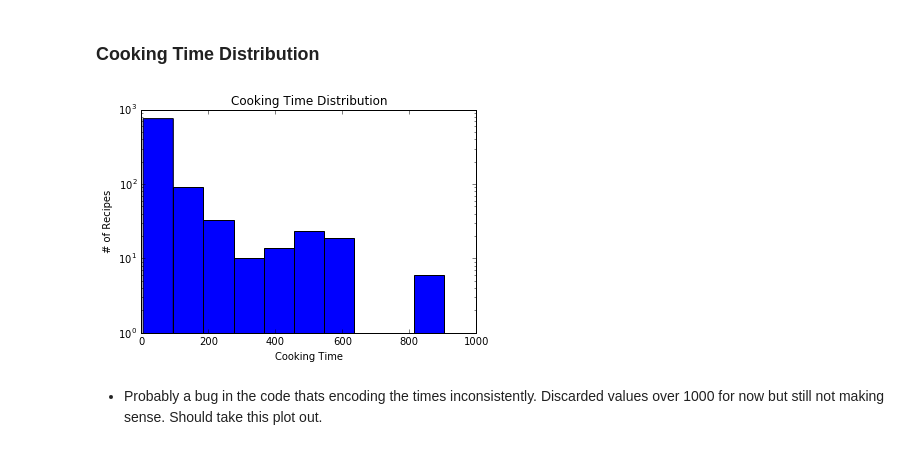
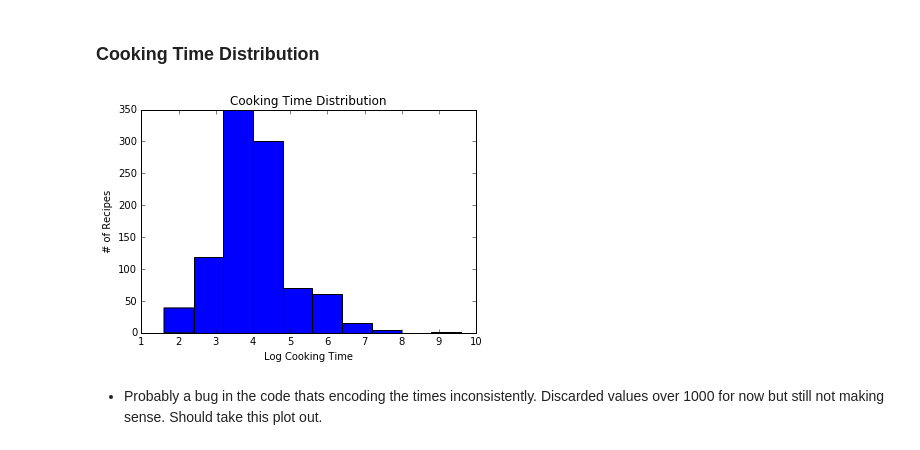
Before and after one commit to victoriayang2/cs4300sp2016-recipe_tool, a Jupyter notebook: P04 Part 2.ipynb, the cells around one changed output. Saved outputs shown, nothing was run; the diff lists cells and outputs as text; code cells hidden in the pictures.

Commit message:
Cooking time chart update

```diff
--- a/P04 Part 2.ipynb
+++ b/P04 Part 2.ipynb
@@ -74,11 +76,11 @@ plt.show()
 # %%
-plt.hist([y['time'] for y in recipes if (y['time'] != -1 and y['time'] < 1000)], log = True)
+plt.hist([math.log(y['time']) for y in recipes if (y['time'] != -1)])
 plt.title("Cooking Time Distribution")
-plt.xlabel("Cooking Time")
+plt.xlabel("Log Cooking Time")
 plt.ylabel("# of Recipes")
 plt.show()
 # %% [output]
-[figure, old version]
+[figure, new version]
 # %% [markdown]
 * Probably a bug in the code thats encoding the times inconsistently. Discarded values over 1000 for now but still not making sense. Should take this plot out.
 # %% [markdown]
```
Also changed, not shown: parts of 1 cell of this notebook.
